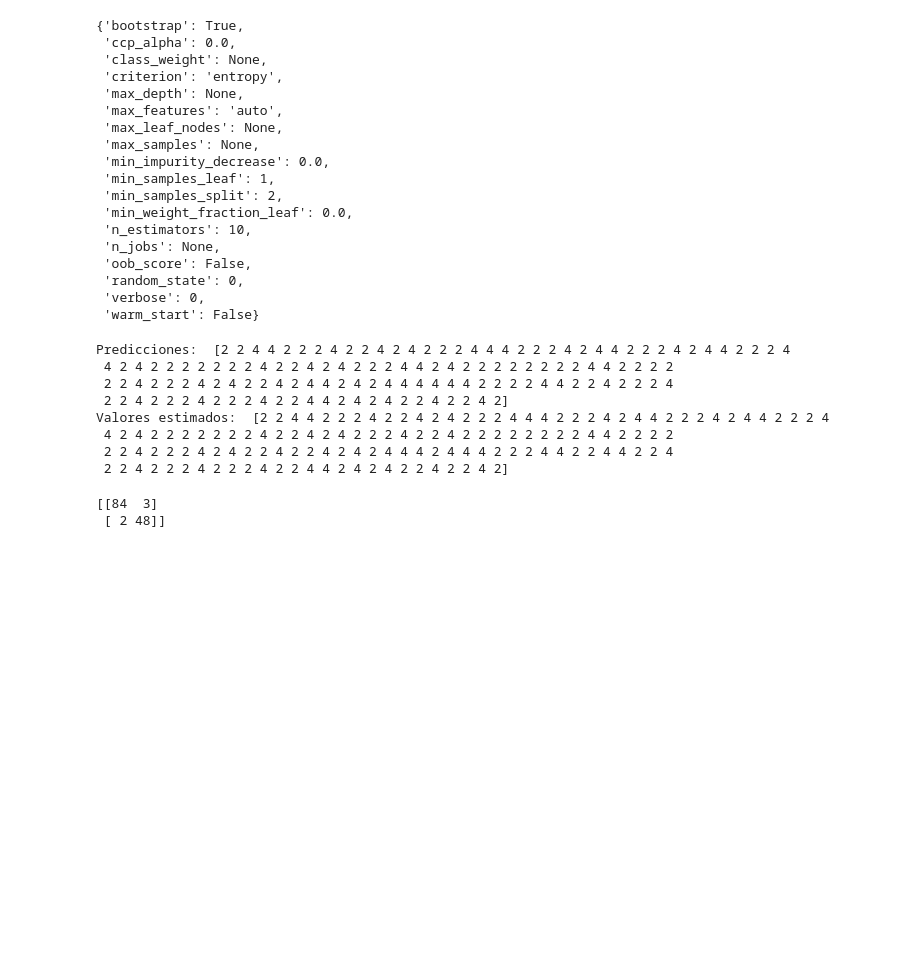
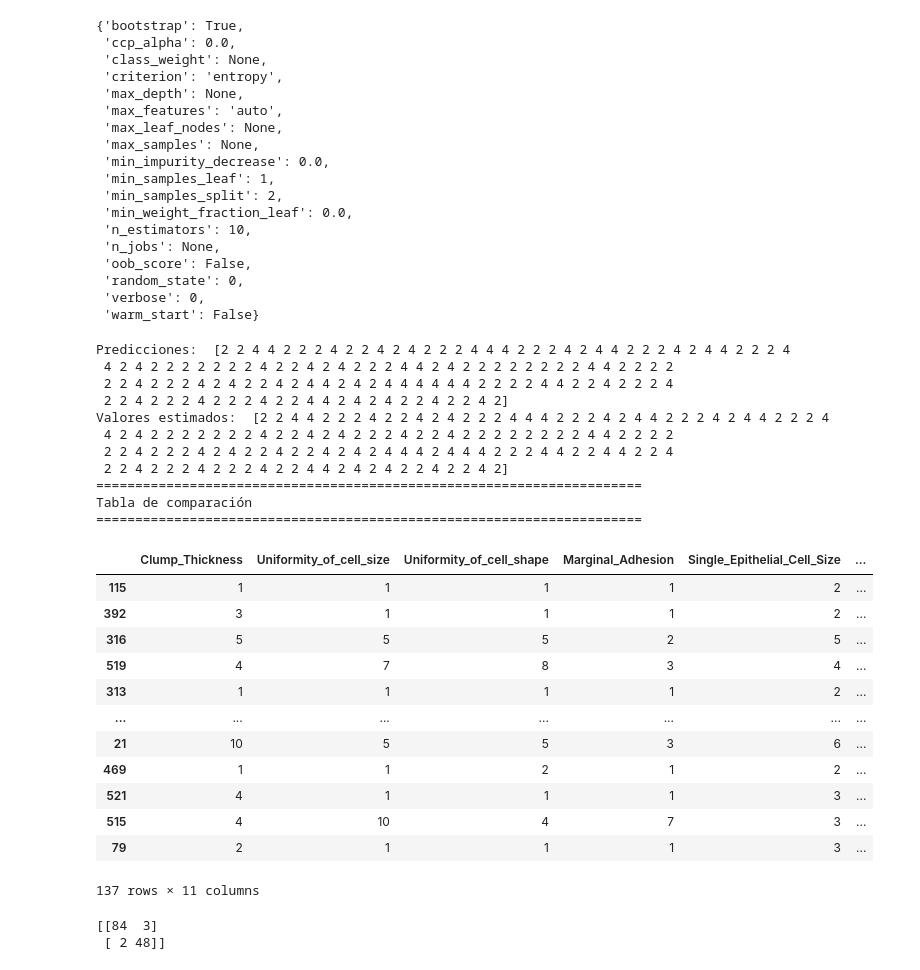
Before and after one commit to A01749373/PortafolionImplementacionM2-Framework, a Jupyter notebook: PortafolioImplementacionM2_Framework.ipynb, the cells around one changed output. Saved outputs shown, nothing was run; the diff lists cells and outputs as text; code cells hidden in the pictures; blank space fills up the shorter version.

```diff
--- a/PortafolioImplementacionM2_Framework.ipynb
+++ b/PortafolioImplementacionM2_Framework.ipynb
@@ -217,6 +217,8 @@ from sklearn.model_selection import train_test_split
 
 # Modelo prueba 20% y entrenamiento 80%
 x_train, x_test, y_train, y_test = train_test_split(x, y, test_size = 0.2, random_state = 0)
+
+x_inf = x_test
 # %%
 # Escalamiento de los datos
 from sklearn.preprocessing import StandardScaler
@@ -282,17 +284,51 @@ Random Forest Classifier Feature Params:
 # %%
 # Calculo de predicciones del modelo
 predictions =  model.predict(x_test)
+validation = []
+for i in range(len(predictions)):
+  if (predictions[i] == y_test[i]):
+    validation.append("✅")
+  else:
+    validation.append("❌")
+
 print("Predicciones: ", predictions)
 print("Valores estimados: ", y_test)
+
+
+print("=" * 70)
+print("Tabla de comparación")
+print("=" * 70)
+
+df = pd.DataFrame(x_inf)
+df["Prediction"] = predictions
+df["Estimated"] = y_test
+df["Validate"] = validation
+df
 # %% [output]
 Predicciones:  [2 2 4 4 2 2 2 4 2 2 4 2 4 2 2 2 4 4 4 2 2 2 4 2 4 4 2 2 2 4 2 4 4 2 2 2 4
  4 2 4 2 2 2 2 2 2 2 4 2 2 4 2 4 2 2 2 4 4 2 4 2 2 2 2 2 2 2 2 4 4 2 2 2 2
  2 2 4 2 2 2 4 2 4 2 2 4 2 4 4 2 4 2 4 4 4 4 4 4 2 2 2 2 4 4 2 2 4 2 2 2 4
  2 2 4 2 2 2 4 2 2 2 4 2 2 4 4 2 4 2 4 2 2 4 2 2 4 2]
 Valores estimados:  [2 2 4 4 2 2 2 4 2 2 4 2 4 2 2 2 4 4 4 2 2 2 4 2 4 4 2 2 2 4 2 4 4 2 2 2 4
  4 2 4 2 2 2 2 2 2 2 4 2 2 4 2 4 2 2 2 4 2 2 4 2 2 2 2 2 2 2 2 4 4 2 2 2 2
  2 2 4 2 2 2 4 2 4 2 2 4 2 2 4 2 4 2 4 4 4 2 4 4 4 2 2 2 4 4 2 2 4 4 2 2 4
  2 2 4 2 2 2 4 2 2 2 4 2 2 4 4 2 4 2 4 2 2 4 2 2 4 2]
+======================================================================
+Tabla de comparación
+======================================================================
+|  | Clump_Thickness | Uniformity_of_cell_size | Uniformity_of_cell_shape | Marginal_Adhesion | Single_Epithelial_Cell_Size | ... |
+| 115 | 1 | 1 | 1 | 1 | 2 | ... |
+| 392 | 3 | 1 | 1 | 1 | 2 | ... |
+| 316 | 5 | 5 | 5 | 2 | 5 | ... |
+| 519 | 4 | 7 | 8 | 3 | 4 | ... |
+| 313 | 1 | 1 | 1 | 1 | 2 | ... |
+| ... | ... | ... | ... | ... | ... | ... |
+| 21 | 10 | 5 | 5 | 3 | 6 | ... |
+| 469 | 1 | 1 | 2 | 1 | 2 | ... |
+| 521 | 4 | 1 | 1 | 1 | 3 | ... |
+| 515 | 4 | 10 | 4 | 7 | 3 | ... |
+| 79 | 2 | 1 | 1 | 1 | 3 | ... |
+137 rows × 11 columns
 # %%
 # Matriz de confusion
 from sklearn.metrics import confusion_matrix
```
Also changed, not shown: parts of 1 cell of this notebook.
